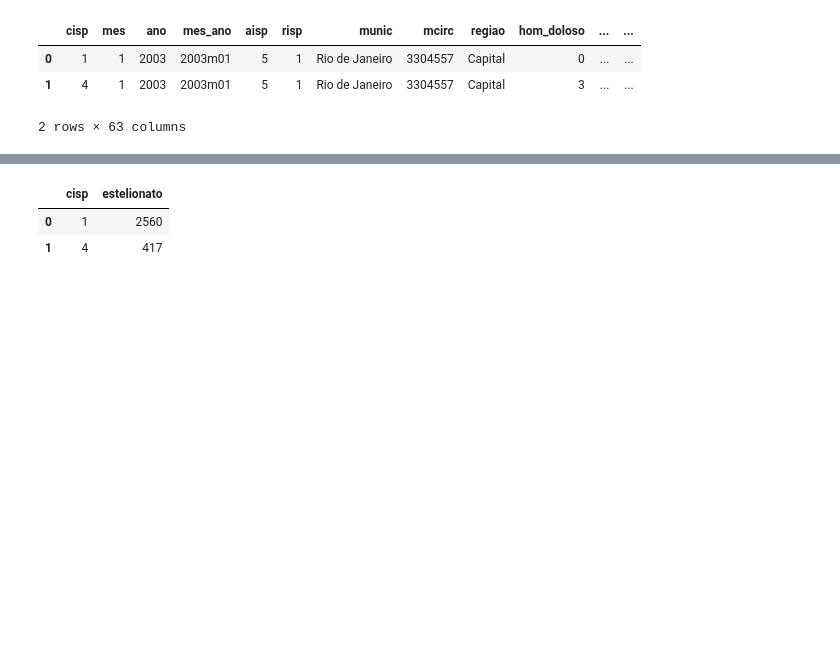
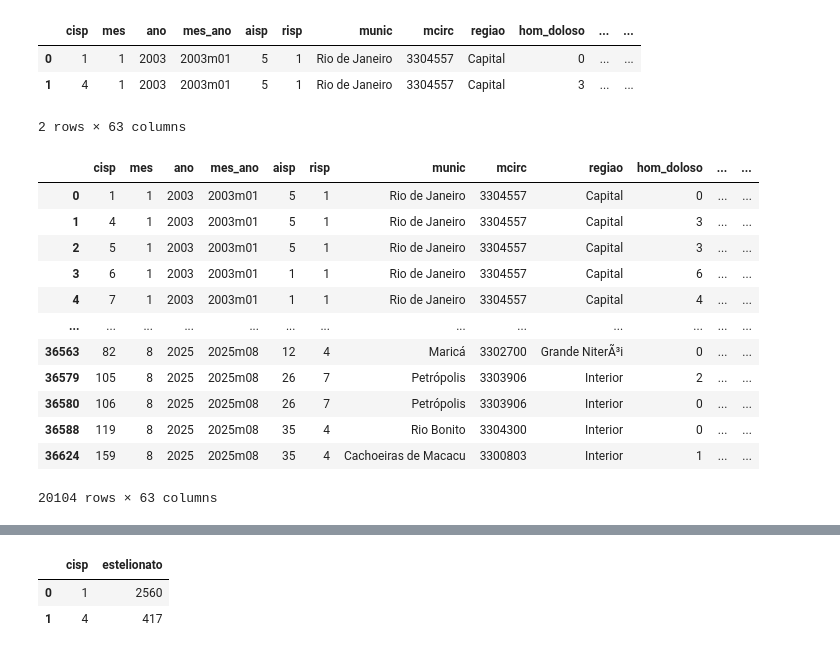
Before and after one commit to pjunior77/Repo_Senac_BigData, a Jupyter notebook: Aula14_AtividadePraticaComparativoGestao.ipynb, the cells around one changed output, grey strips where cells are left out. Cells and saved outputs as stored; diff of their text form; code cells hidden in the pictures; blank space fills up the shorter version.

```diff
--- a/Aula14_AtividadePraticaComparativoGestao.ipynb
+++ b/Aula14_AtividadePraticaComparativoGestao.ipynb
@@ -13,14 +13,35 @@ dfBD.head(2)
 | 1 | 4 | 1 | 2003 | 2003m01 | 5 | 1 | Rio de Janeiro | 3304557 | Capital | 3 | ... | ... |
 2 rows × 63 columns
 # %%
-#A Região Metropolitana do Rio de Janeiro (RMRJ) é composta por 21 municípios:
-#o Rio de Janeiro, Niterói, Belford Roxo, Cachoeira de Macacu, Duque de Caxias, Guapimirim, Itaboraí,
-#Itaguaí, Japeri, Magé, Maricá, Mesquita, Nilópolis, Nova Iguaçu, Paracambi, Queimados, Rio Bonito,
-#Seropédica, São Gonçalo, São João de Meriti e Tanguá.
-#
-#Não consegui identificar os municípios da região metropolitana, pois ela é formada por 21 municípios.
-#Esses municípios estão nas regiões "Capital", "Baixada Fluminense" e "Grande Niterói"
-#Mas a região "Interior" possui municípios que não estão na região metropolitana (teria que pegar
-#somente esses aqui: Cachoeira de Macacu, Itaboraí, Rio Bonito, Tanguá)
+#####################################################################################################
+# Hoje, após sucessivas leis estaduais, e com a promulgação da Constituição do Estado do Rio de Janeiro em 1998
+# , a RMRJ possui 22 municípios: Belford Roxo, Cachoeiras de Macacu, Duque de Caxias, Guapimirim, Itaboraí
+# , Itaguaí, Japeri, Magé, Maricá, Mesquita, Nilópolis, Niterói, Nova Iguaçu, Paracambi, Petrópolis, Queimados
+# , Rio Bonito, Rio de Janeiro, São Gonçalo, São João de Meriti, Seropédica e Tanguá
+# FONTE: https://www.rj.gov.br/irm/formacao_rjrm
+#####################################################################################################
+
+#Cria um database somente com os dados da região Metropolitana
+regMetropolitana = ["Rio de Janeiro", "Niterói", "Belford Roxo", "Cachoeiras de Macacu", "Duque de Caxias", "Guapimirim", "Itaboraí",
+                    "Itaguaí", "Japeri", "Magé", "Maricá", "Mesquita", "Nilópolis", "Nova Iguaçu", "Paracambi", "Petrópolis",
+                    "Queimados", "Rio Bonito", "Seropédica", "São Gonçalo", "São João de Meriti", "Tanguá"]
+
+#Filtra a base com os dados da região metropolitana
+dfBDRegMetropolitana = dfBD.loc[dfBD["munic"].isin(regMetropolitana)]
+dfBDRegMetropolitana
+# %% [output]
+|  | cisp | mes | ano | mes_ano | aisp | risp | munic | mcirc | regiao | hom_doloso | ... | ... |
+| 0 | 1 | 1 | 2003 | 2003m01 | 5 | 1 | Rio de Janeiro | 3304557 | Capital | 0 | ... | ... |
+| 1 | 4 | 1 | 2003 | 2003m01 | 5 | 1 | Rio de Janeiro | 3304557 | Capital | 3 | ... | ... |
+| 2 | 5 | 1 | 2003 | 2003m01 | 5 | 1 | Rio de Janeiro | 3304557 | Capital | 3 | ... | ... |
+| 3 | 6 | 1 | 2003 | 2003m01 | 1 | 1 | Rio de Janeiro | 3304557 | Capital | 6 | ... | ... |
+| 4 | 7 | 1 | 2003 | 2003m01 | 1 | 1 | Rio de Janeiro | 3304557 | Capital | 4 | ... | ... |
+| ... | ... | ... | ... | ... | ... | ... | ... | ... | ... | ... | ... | ... |
+| 36563 | 82 | 8 | 2025 | 2025m08 | 12 | 4 | Maricá | 3302700 | Grande NiterÃ³i | 0 | ... | ... |
+| 36579 | 105 | 8 | 2025 | 2025m08 | 26 | 7 | Petrópolis | 3303906 | Interior | 2 | ... | ... |
+| 36580 | 106 | 8 | 2025 | 2025m08 | 26 | 7 | Petrópolis | 3303906 | Interior | 0 | ... | ... |
+| 36588 | 119 | 8 | 2025 | 2025m08 | 35 | 4 | Rio Bonito | 3304300 | Interior | 0 | ... | ... |
+| 36624 | 159 | 8 | 2025 | 2025m08 | 35 | 4 | Cachoeiras de Macacu | 3300803 | Interior | 1 | ... | ... |
+20104 rows × 63 columns
 # %%
 #Crio a Base de Dados com os dois primeiros anos da gestão anterior
```
Also changed, not shown: parts of 8 cells of this notebook, 4 other files.
